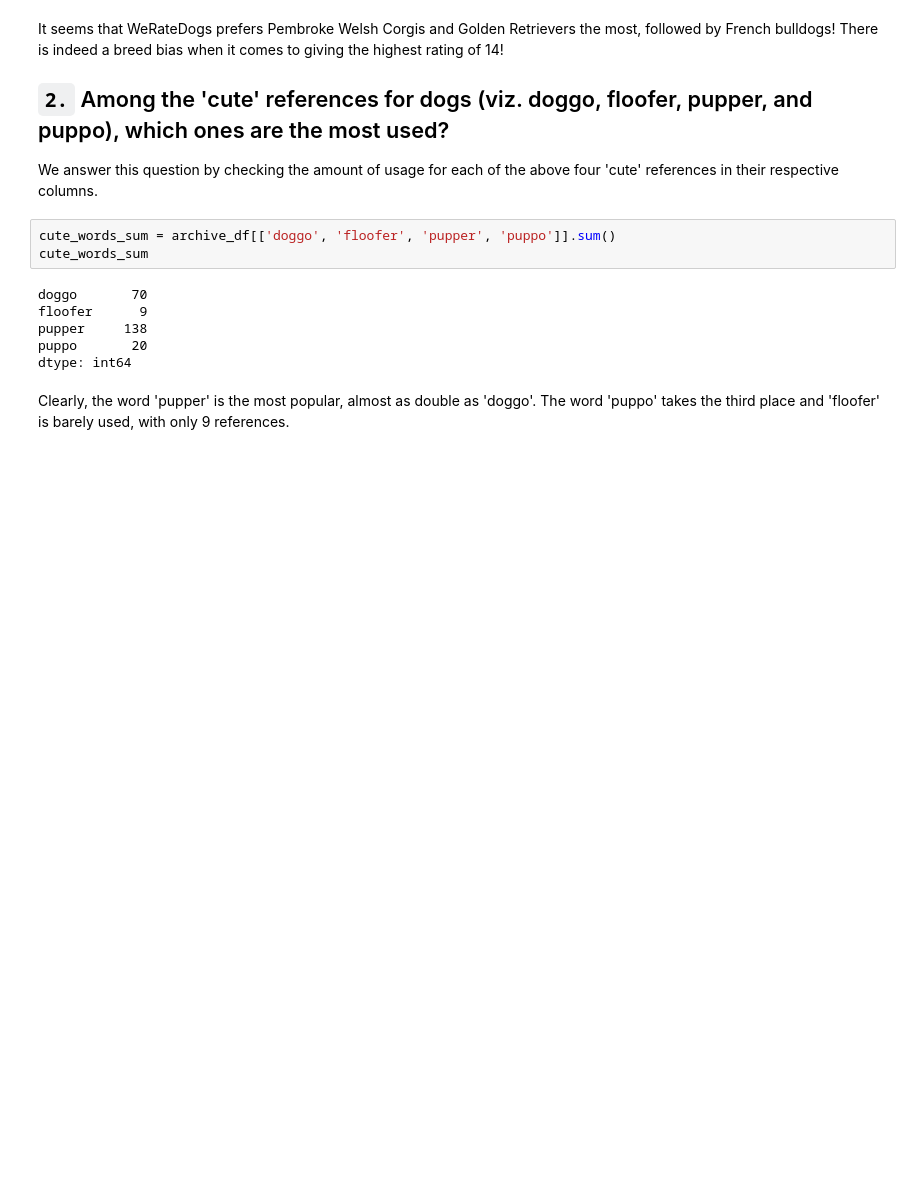
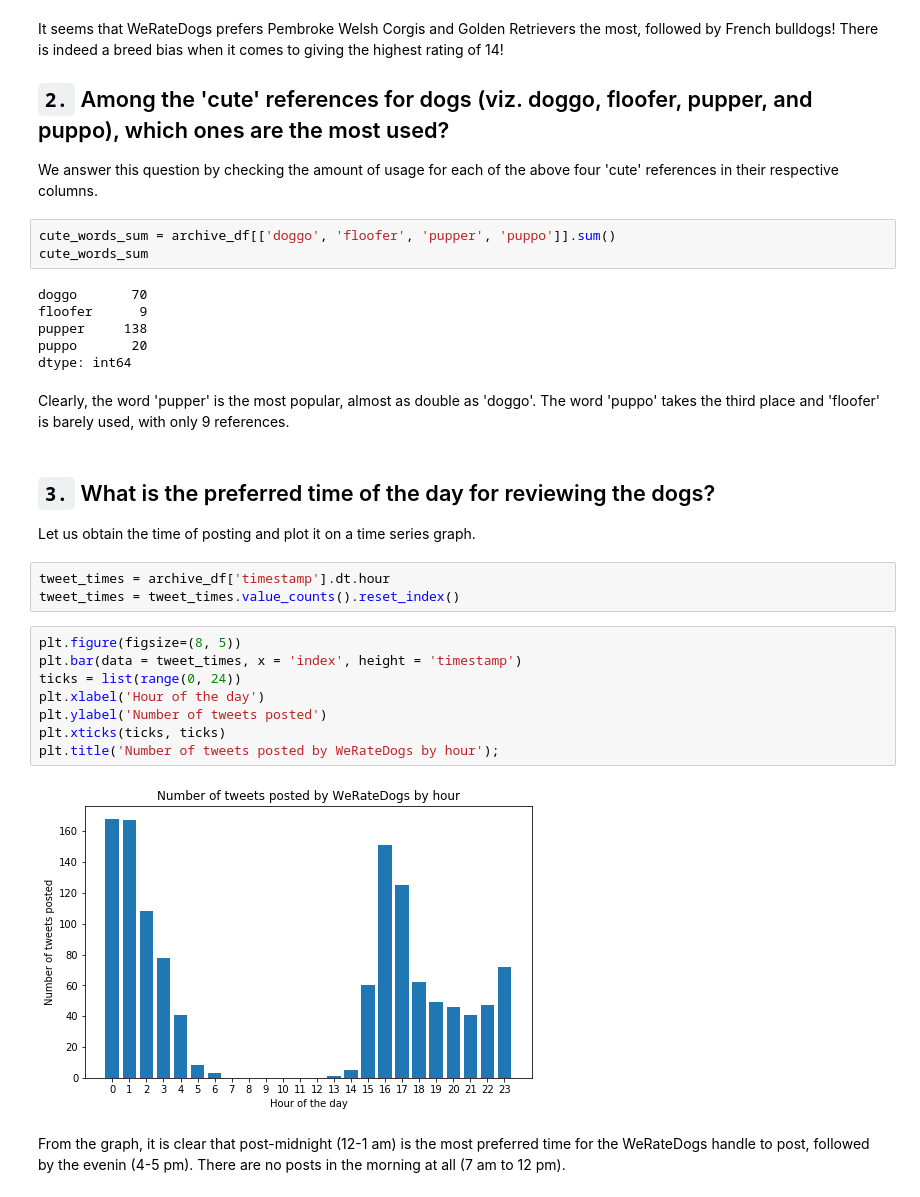
Before and after one commit to RayhaanPirani/weratedogs-wrangling-analysis, a Jupyter notebook: wrangle_act.ipynb, the cells around one changed output. Saved outputs shown, nothing was run; the diff lists cells and outputs as text; blank space fills up the shorter version.

```diff
--- a/wrangle_act.ipynb
+++ b/wrangle_act.ipynb
@@ -732,3 +736,22 @@ puppo       20
 dtype: int64
 # %% [markdown]
 Clearly, the word 'pupper' is the most popular, almost as double as 'doggo'. The word 'puppo' takes the third place and 'floofer' is barely used, with only 9 references.
+# %% [markdown]
+## `3.` What is the preferred time of the day for reviewing the dogs?
+
+Let us obtain the time of posting and plot it on a time series graph.
+# %%
+tweet_times = archive_df['timestamp'].dt.hour
+tweet_times = tweet_times.value_counts().reset_index()
+# %%
+plt.figure(figsize=(8, 5))
+plt.bar(data = tweet_times, x = 'index', height = 'timestamp')
+ticks = list(range(0, 24))
+plt.xlabel('Hour of the day')
+plt.ylabel('Number of tweets posted')
+plt.xticks(ticks, ticks)
+plt.title('Number of tweets posted by WeRateDogs by hour');
+# %% [output]
+[figure, added]
+# %% [markdown]
+From the graph, it is clear that post-midnight (12-1 am) is the most preferred time for the WeRateDogs handle to post, followed by the evenin (4-5 pm). There are no posts in the morning at all (7 am to 12 pm).
```
Also changed, not shown: parts of 3 cells of this notebook.
